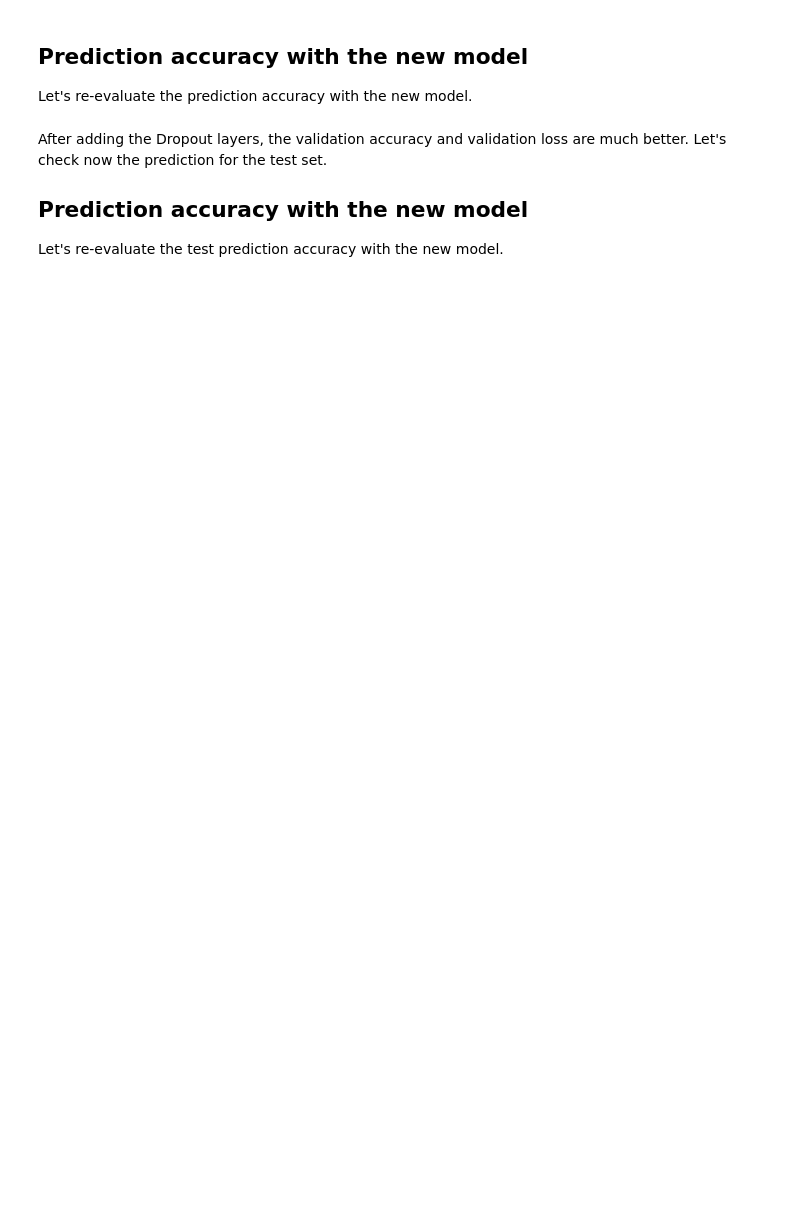
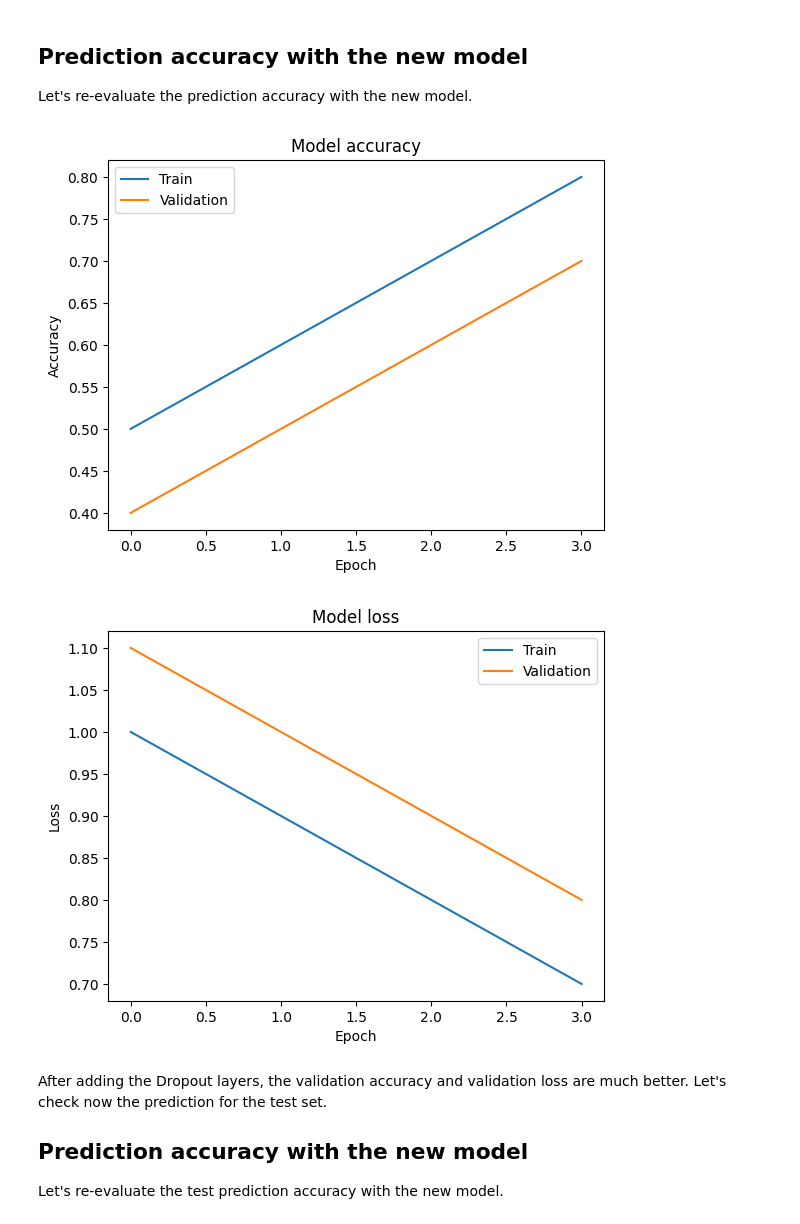
Before and after one commit to DrSewe/CNN_with_Tensorflow-Keras_for_Fashion_MNIST, a Jupyter notebook: CNN_with_Tensorflow|Keras_for_Fashion_MNIST.ipynb, the cells around one changed output. Cells and saved outputs as stored; diff of their text form; code cells hidden in the pictures; blank space fills up the shorter version.

```diff
--- a/CNN_with_Tensorflow|Keras_for_Fashion_MNIST.ipynb
+++ b/CNN_with_Tensorflow|Keras_for_Fashion_MNIST.ipynb
@@ -618,3 +666,35 @@ plot_accuracy_and_loss(train_model)
+# %%
+import matplotlib.pyplot as plt
+
+def plot_accuracy_and_loss(history):
+    # Plot training & validation accuracy values
+    plt.plot(history['accuracy'], label='Train')
+    plt.plot(history['val_accuracy'], label='Validation')
+    plt.title('Model accuracy')
+    plt.ylabel('Accuracy')
+    plt.xlabel('Epoch')
+    plt.legend()
+
+    # Show the accuracy plot
+    plt.show()
+
+    # Plot training & validation loss values
+    plt.plot(history['loss'], label='Train')
+    plt.plot(history['val_loss'], label='Validation')
+    plt.title('Model loss')
+    plt.ylabel('Loss')
+    plt.xlabel('Epoch')
+    plt.legend()
+
+    # Show the loss plot
+    plt.show()
+
+# Assuming train_model_history contains training history as a dictionary
+# Replace it with your actual model's training history dictionary
+plot_accuracy_and_loss(train_model_history)
+# %% [output]
+[figure, added]
+[figure, added]
 # %% [markdown]
 After adding the Dropout layers, the validation accuracy and validation loss are much better. Let's check now the prediction for the test set.
 
```
Also changed, not shown: parts of 20 cells of this notebook.
